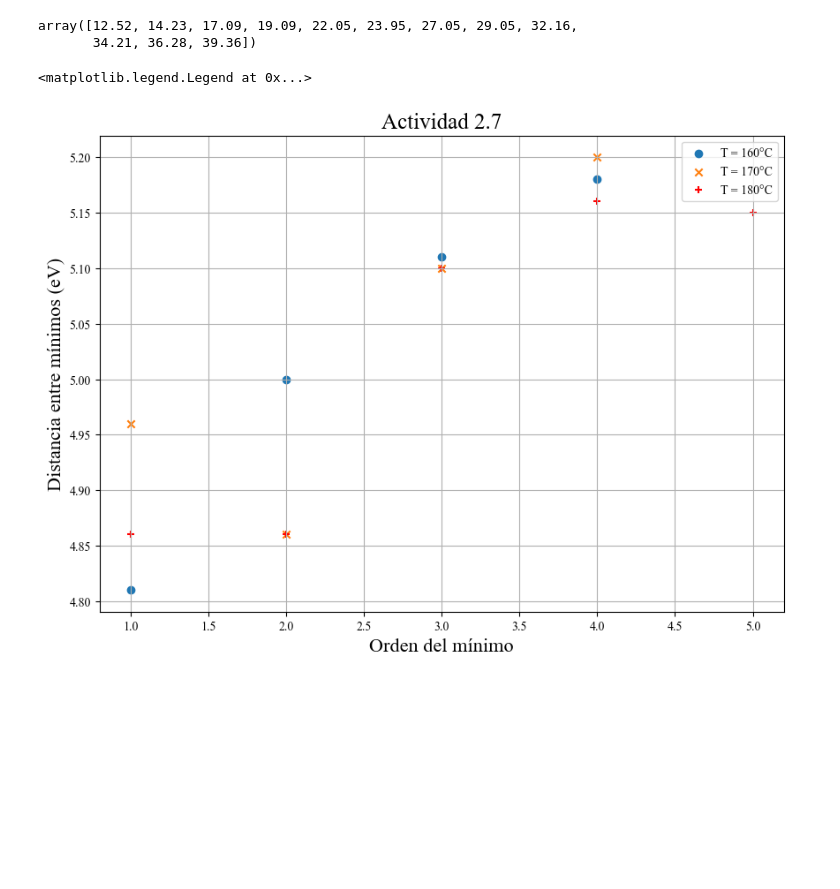
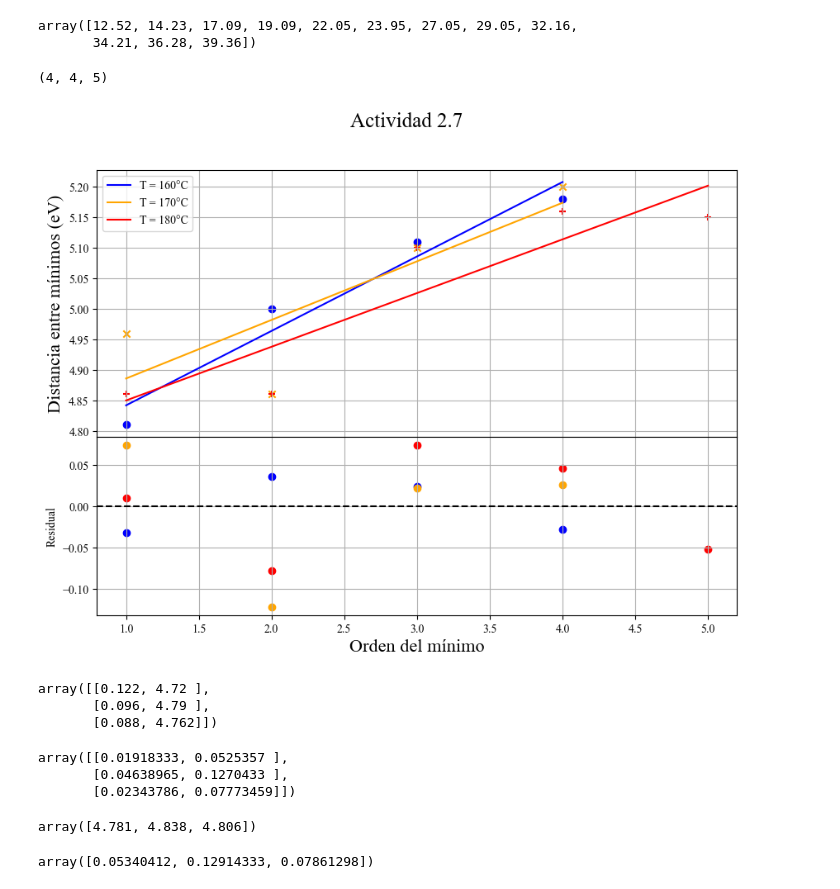
Before and after one commit to slaverdeg/Laboratorio-Intermedio-1, a Jupyter notebook: Frank-Hertz/Actividad_2.ipynb, the cells around one changed output. Saved outputs shown, nothing was run; the diff lists cells and outputs as text; code cells hidden in the pictures; blank space fills up the shorter version.

```diff
--- a/Frank-Hertz/Actividad_2.ipynb
+++ b/Frank-Hertz/Actividad_2.ipynb
@@ -170,17 +170,64 @@ n_180 = []
 for i in range(1,len(min_180)):
         diff_180.append(min_180[i] - min_180[i-1])
         n_180.append(i)
+len(n_160),len(n_170),len(n_180)
+# %% [output]
+(4, 4, 5)
-# %%
-plt.rc('font', family='Times New Roman')
-plt.figure(figsize = (10, 7))
-plt.title("Actividad 2.7", fontsize=18)
-plt.scatter(n_160,diff_160,label='T = 160°C')
-plt.scatter(n_170,diff_170,label='T = 170°C',marker='x')
-plt.scatter(n_180,diff_180,label='T = 180°C',marker='+',color='r')
-plt.ylabel('Distancia entre mínimos (eV)', fontsize=16)
-plt.xlabel('Orden del mínimo',fontsize=16)
-plt.grid(True)
-plt.legend()
-# %% [output]
-<matplotlib.legend.Legend at 0x...>
-[figure, removed]
+# %%
+diff = [diff_160,diff_170,diff_180]
+n = [n_160,n_170,n_180]
+col = ['blue','orange','r']
+T = ['T = 160°C','T = 170°C','T = 180°C']
+c = []
+c_err = []
+E_a = []
+# %%
+plt.rc('font', family='Times New Roman')
+fig, axs = plt.subplots(2, 1, figsize=(10, 7), gridspec_kw={'height_ratios': [1.5, 1]},sharex=True)
+fig.subplots_adjust(hspace=0)
+fig.suptitle("Actividad 2.7", fontsize=18)
+for i in range(len(n)):
+    coef,cov = np.polyfit(n[i],diff[i],1,cov=True)
+    coef_err = np.sqrt(np.diagonal(cov))
+    model = np.poly1d(coef)
+    c.append(coef)
+    c_err.append(coef_err)
+    E_a.append(model(0.5))
+    axs[0].plot(n[i],model(n[i]),label=T[i],color=col[i])
+    axs[1].scatter(n[i],diff[i]-model(n[i]),color=col[i])
+axs[0].scatter(n_160,diff_160,color='blue')
+axs[0].scatter(n_170,diff_170,marker='x',color='orange')
+axs[0].scatter(n_180,diff_180,marker='+',color='r')
+axs[0].set_ylabel('Distancia entre mínimos (eV)', fontsize=16)
+axs[0].legend()
+axs[0].grid(True)
+axs[1].set_xlabel('Orden del mínimo',fontsize=16)
+axs[1].axhline(y=0, color='black', linestyle='--')
+axs[1].set_ylabel('Residual')
+axs[1].grid(True)
+# %% [output]
+[figure, added]
+# %%
+c = np.array(c)
+c
+# %% [output]
+array([[0.122, 4.72 ],
+       [0.096, 4.79 ],
+       [0.088, 4.762]])
+# %%
+c_err = np.array(c_err)
+c_err
+# %% [output]
+array([[0.01918333, 0.0525357 ],
+       [0.04638965, 0.1270433 ],
+       [0.02343786, 0.07773459]])
+# %%
+E_a = np.array(E_a)
+E_a
+# %% [output]
+array([4.781, 4.838, 4.806])
+# %%
+E_a_err = np.sqrt((0.5*c_err[:,0])**2 + c_err[:,1]**2)
+E_a_err
+# %% [output]
+array([0.05340412, 0.12914333, 0.07861298])
```
Also changed, not shown: parts of 4 cells of this notebook, 2 other files.
